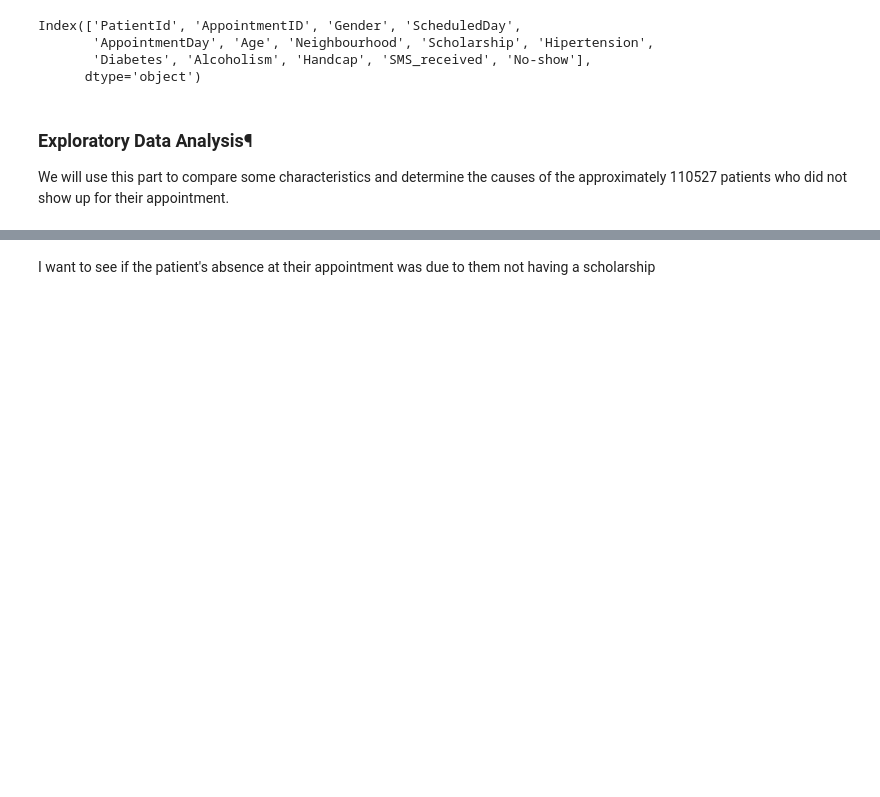
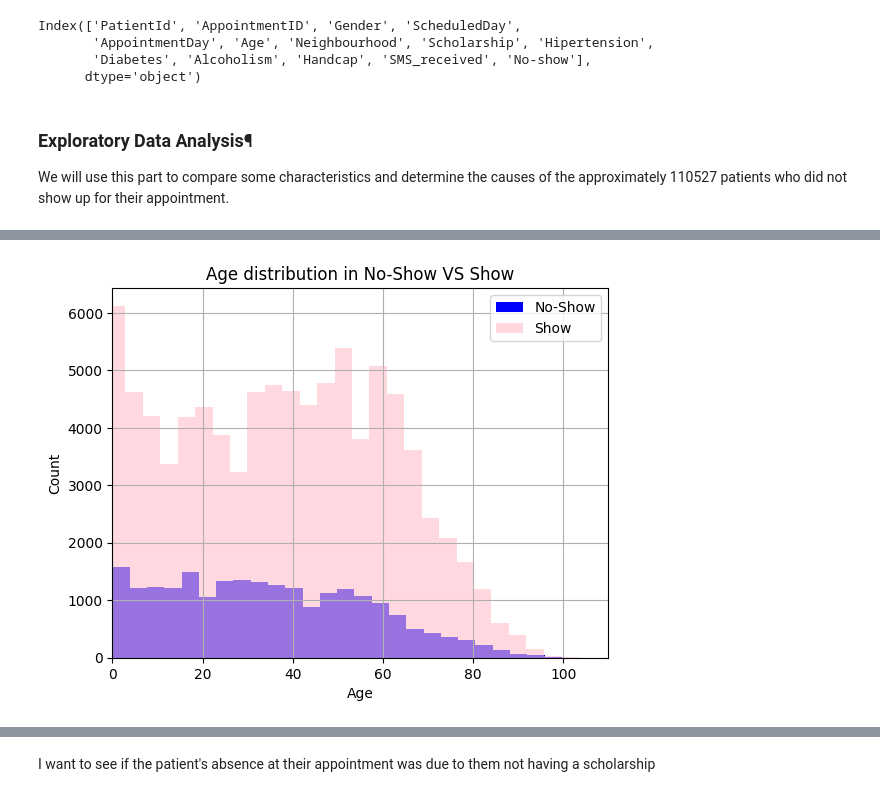
Before and after one commit to ijazkhan101/Medical-Appointment-No-Shows-EDA-Pie-charts, a Jupyter notebook: investigate a dataset.ipynb, the cells around one changed output, grey strips where cells are left out. Saved outputs shown, nothing was run; the diff lists cells and outputs as text; code cells hidden in the pictures; blank space fills up the shorter version.

```diff
--- a/investigate a dataset.ipynb
+++ b/investigate a dataset.ipynb
@@ -173,0 +173,11 @@ df[noshowup].head()
+# %%
+# Draw a histogram to see the disrtibution of Age in No-Show and Show group
+df[df['No-show'] == 'Yes']['Age'].hist(label='No-Show', bins=30, color='blue')
+df[df['No-show'] == 'No']['Age'].hist(alpha=0.6, label='Show', bins=30, color='pink')
+plt.xlabel('Age')
+plt.ylabel('Count')
+plt.title('Age distribution in No-Show VS Show')
+plt.legend(loc=0)
+plt.xlim(0,110);
+# %% [output]
+[figure, added]
```
Also changed, not shown: parts of 33 cells of this notebook.
